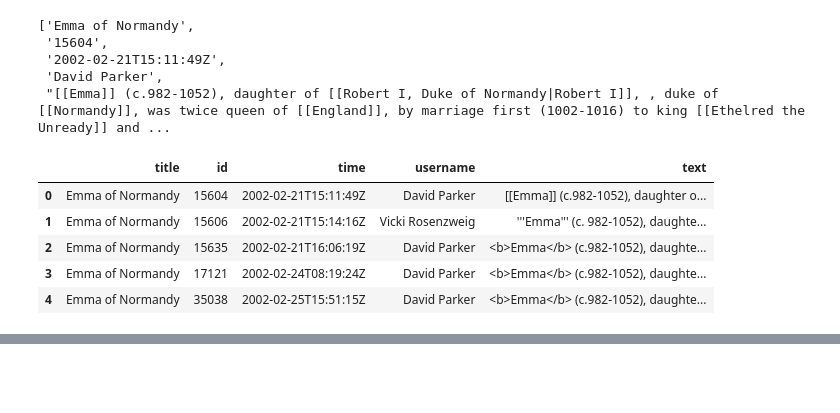
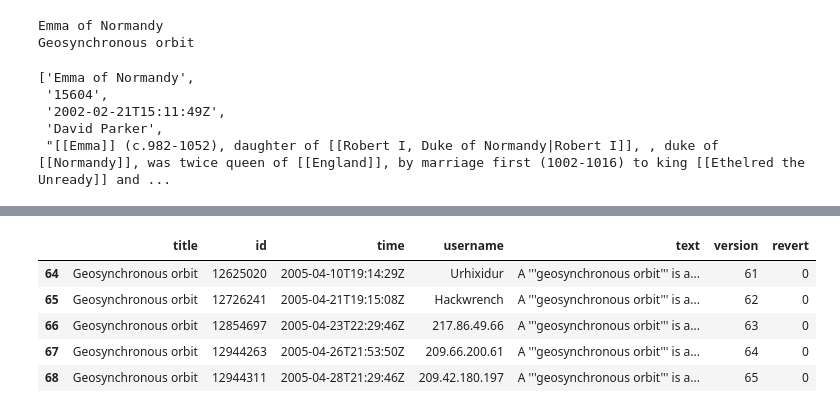
Before and after one commit to YihengYe/DSC180A-replication, a Jupyter notebook: notebooks/kylee-xml.ipynb, the cells around one changed output, grey strips where cells are left out. Cells and saved outputs as stored; diff of their text form; code cells hidden in the pictures; blank space fills up the shorter version.

```diff
--- a/notebooks/kylee-xml.ipynb
+++ b/notebooks/kylee-xml.ipynb
@@ -13,10 +13,11 @@ with open("../data/raw/testdata/enwiki-20200101-page-meta-history2.xml-ptest", e
 # %%
 pages = soup.findAll("page")
 # %%
-data = []
+data = {}
 for page in pages:
     title = page.title.text
     revisions = page.findAll("revision")
+    print(title)
 
     for revision in revisions:
         r_id = revision.id.text
@@ -26,22 +27,55 @@ for page in pages:
         except:
             username = revision.contributor.ip.text
         text = revision.format.next_sibling.next_sibling.text
-        data.append([title, r_id, time, username, text])
+        if title in data:
+            data[title].append([title, r_id, time, username, text])
+        else:
+            data[title] = [[title, r_id, time, username, text]]
 
-data[0]
+data['Emma of Normandy'][0]
 # %% [output]
-['Emma of Normandy',
- '15604',
- '2002-02-21T15:11:49Z',
- 'David Parker',
- "[[Emma]] (c.982-1052), daughter of [[Robert I, Duke of Normandy|Robert I]], , duke of [[Normandy]], was twice queen of [[England]], by marriage first (1002-1016) to king [[Ethelred the Unready]] and ...
+Emma of Normandy
+Geosynchronous orbit
+['Emma of Normandy',
+ '15604',
+ '2002-02-21T15:11:49Z',
+ 'David Parker',
+ "[[Emma]] (c.982-1052), daughter of [[Robert I, Duke of Normandy|Robert I]], , duke of [[Normandy]], was twice queen of [[England]], by marriage first (1002-1016) to king [[Ethelred the Unready]] and ...
-# %%
-df = pd.DataFrame(data, columns = ['title', 'id', 'time', 'username', 'text'])
-df.head()
-# %% [output]
-|  | title | id | time | username | text |
-| 0 | Emma of Normandy | 15604 | 2002-02-21T15:11:49Z | David Parker | [[Emma]] (c.982-1052), daughter o... |
-| 1 | Emma of Normandy | 15606 | 2002-02-21T15:14:16Z | Vicki Rosenzweig | '''Emma''' (c. 982-1052), daughte... |
-| 2 | Emma of Normandy | 15635 | 2002-02-21T16:06:19Z | David Parker | <b>Emma</b> (c.982-1052), daughte... |
-| 3 | Emma of Normandy | 17121 | 2002-02-24T08:19:24Z | David Parker | <b>Emma</b> (c.982-1052), daughte... |
-| 4 | Emma of Normandy | 35038 | 2002-02-25T15:51:15Z | David Parker | <b>Emma</b> (c.982-1052), daughte... |
+# %%
+dframes = []
+for page in data:
+
+    df = pd.DataFrame(data[page], columns = ['title', 'id', 'time', 'username', 'text'])
+
+    hist = [] #history of text
+    version = [] #edit version
+    username = []
+    revert = [] #0 or 1
+    curr = 1 #to keep track of version
+
+    for idx, row in df.iterrows():
+        if row.text not in hist: # not a revert
+            hist.append(row.text)
+            version.append(curr)
+            username.append(row.username)
+            revert.append('0')
+            curr += 1
+        else: #is revert
+            temp = hist.index(row.text)
+            version.append(version[temp])
+            username.append(row.username)
+
+            #if self revert
+            if row.username == username[version[temp]]:
+                revert.append('0')
+            else:
+                revert.append('1')
+
+
+    df['version'] = version
+    df['revert'] = revert
+    dframes.append(df)
+
+for df in dframes:
+    display(df.iloc[64:69])
+# %% [output]
@@ -47,0 +88,6 @@ df.head()
+|  | title | id | time | username | text | version | revert |
+| 64 | Geosynchronous orbit | 12625020 | 2005-04-10T19:14:29Z | Urhixidur | A '''geosynchronous orbit''' is a... | 61 | 0 |
+| 65 | Geosynchronous orbit | 12726241 | 2005-04-21T19:15:08Z | Hackwrench | A '''geosynchronous orbit''' is a... | 62 | 0 |
+| 66 | Geosynchronous orbit | 12854697 | 2005-04-23T22:29:46Z | 217.86.49.66 | A '''geosynchronous orbit''' is a... | 63 | 0 |
+| 67 | Geosynchronous orbit | 12944263 | 2005-04-26T21:53:50Z | 209.66.200.61 | A '''geosynchronous orbit''' is a... | 64 | 0 |
+| 68 | Geosynchronous orbit | 12944311 | 2005-04-28T21:29:46Z | 209.42.180.197 | A '''geosynchronous orbit''' is a... | 65 | 0 |
```
Also changed, not shown: parts of 10 cells of this notebook, 4 other files.
